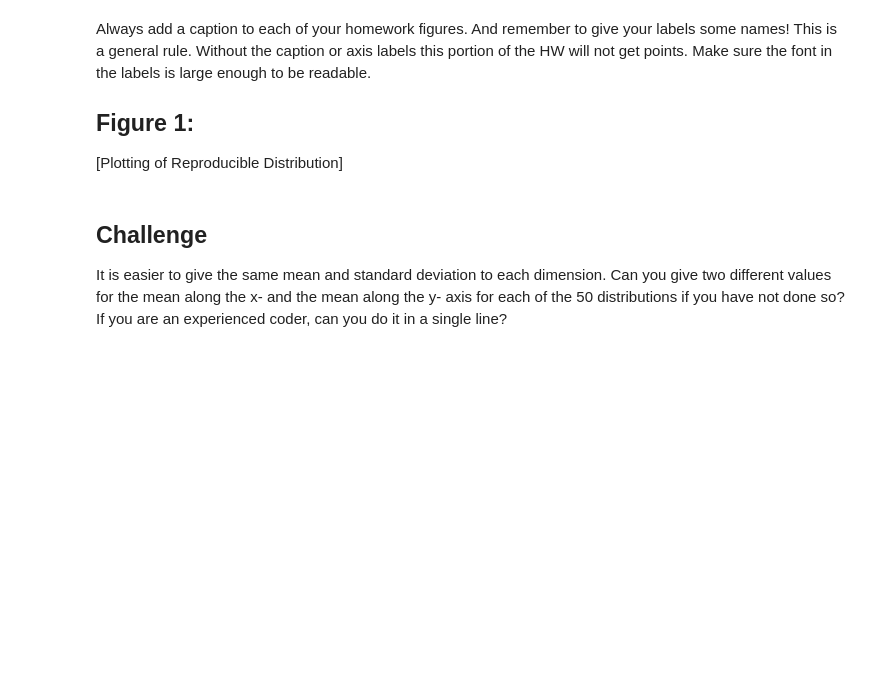
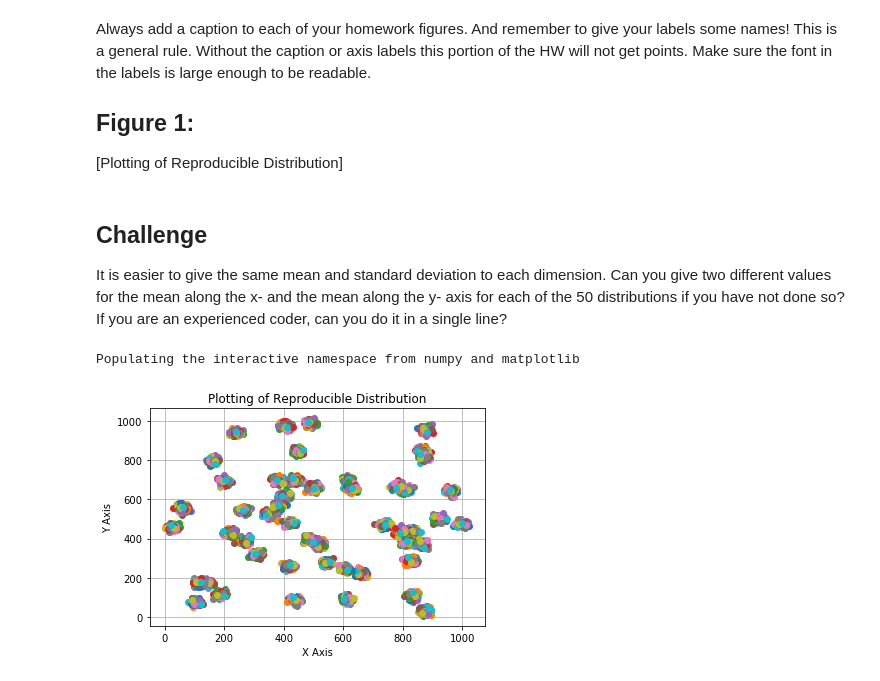
Before and after one commit to rrubo/PUI2017_rh2684, a Jupyter notebook: HW1_rh2684/HW1_reproducible_distributions.ipynb, the cells around one changed output. Drawn from its saved outputs; the diff is of its cells as text; code cells hidden in the pictures; blank space fills up the shorter version.

```diff
--- a/HW1_rh2684/HW1_reproducible_distributions.ipynb
+++ b/HW1_rh2684/HW1_reproducible_distributions.ipynb
@@ -143,0 +142,35 @@ It is easier to give the same mean and standard deviation to each dimension. Can
+# %%
+# Introducing ranges for the mean and the standard deviation
+
+sigma = np.random.randint(1, 20) #random standard deviation
+
+ReprRandAll = np.zeros((50, 2, nPoints))
+for i in range(50):
+    x_mean = np.random.randint(1, 1000)
+    y_mean = np.random.randint(1, 1000)
+    ReprRandAll[i] = sigma * np.random.randn(2, nPoints)
+    ReprRandAll[i][0, :] = ReprRandAll[i][0, :] + x_mean #Thanks to Christian Moscardi for helping to break the mu into x_mean and y_mean
+    ReprRandAll[i][1, :] = ReprRandAll[i][1, :] + y_mean
+    i += 1
+# %%
+%pylab inline
+
+# defining the figure
+
+pl.xlabel('X Axis')
+pl.ylabel('Y Axis')
+pl.title('Plotting of Reproducible Distribution')
+pl.grid(True)
+
+#plotting and showing distributions
+
+for i in range(50):
+    for j in range(100):
+        pl.plot(ReprRandAll[i][0][j], ReprRandAll[i][1][j], 'o')
+        j += 1
+    i += 1
+
+pl.show()
+# %% [output]
+Populating the interactive namespace from numpy and matplotlib
+[figure, added]
```
Also changed, not shown: parts of 1 cell of this notebook.
